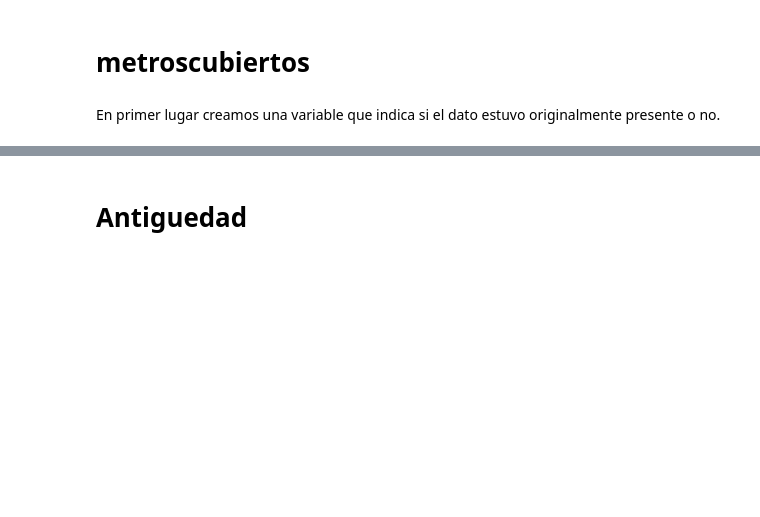
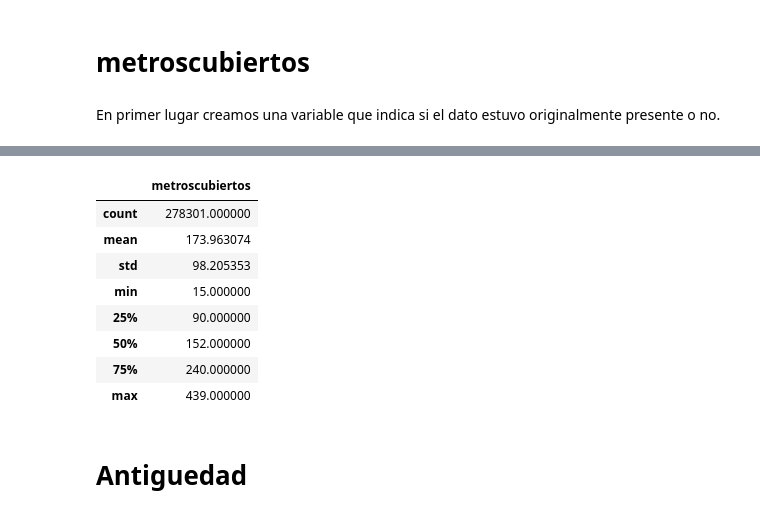
Before and after one commit to rozanecm/7506_tp2_2c2019, a Jupyter notebook: notebooks/fillna with ml by rozanecm.ipynb, the cells around one changed output, grey strips where cells are left out. Drawn from its saved outputs; the diff is of its cells as text; code cells hidden in the pictures; blank space fills up the shorter version.

```diff
--- a/notebooks/fillna with ml by rozanecm.ipynb
+++ b/notebooks/fillna with ml by rozanecm.ipynb
@@ -451,0 +487,12 @@ KeyboardInterrupt:
+# %%
+train_metroscubiertos[[target_variable]].describe()
+# %% [output]
+|  | metroscubiertos |
+| count | 278301.000000 |
+| mean | 173.963074 |
+| std | 98.205353 |
+| min | 15.000000 |
+| 25% | 90.000000 |
+| 50% | 152.000000 |
+| 75% | 240.000000 |
+| max | 439.000000 |
```
Also changed, not shown: parts of 20 cells of this notebook, 1 other file.
